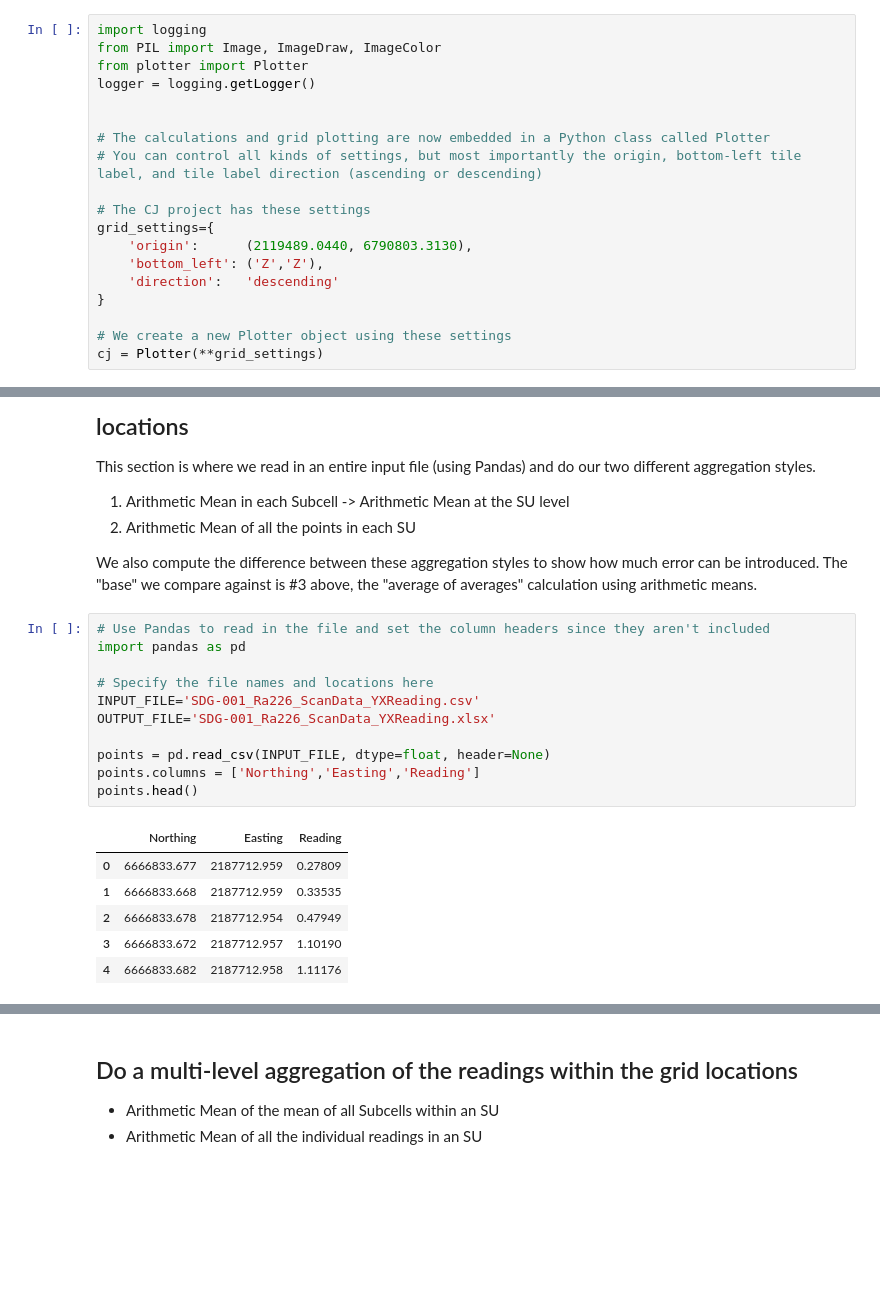
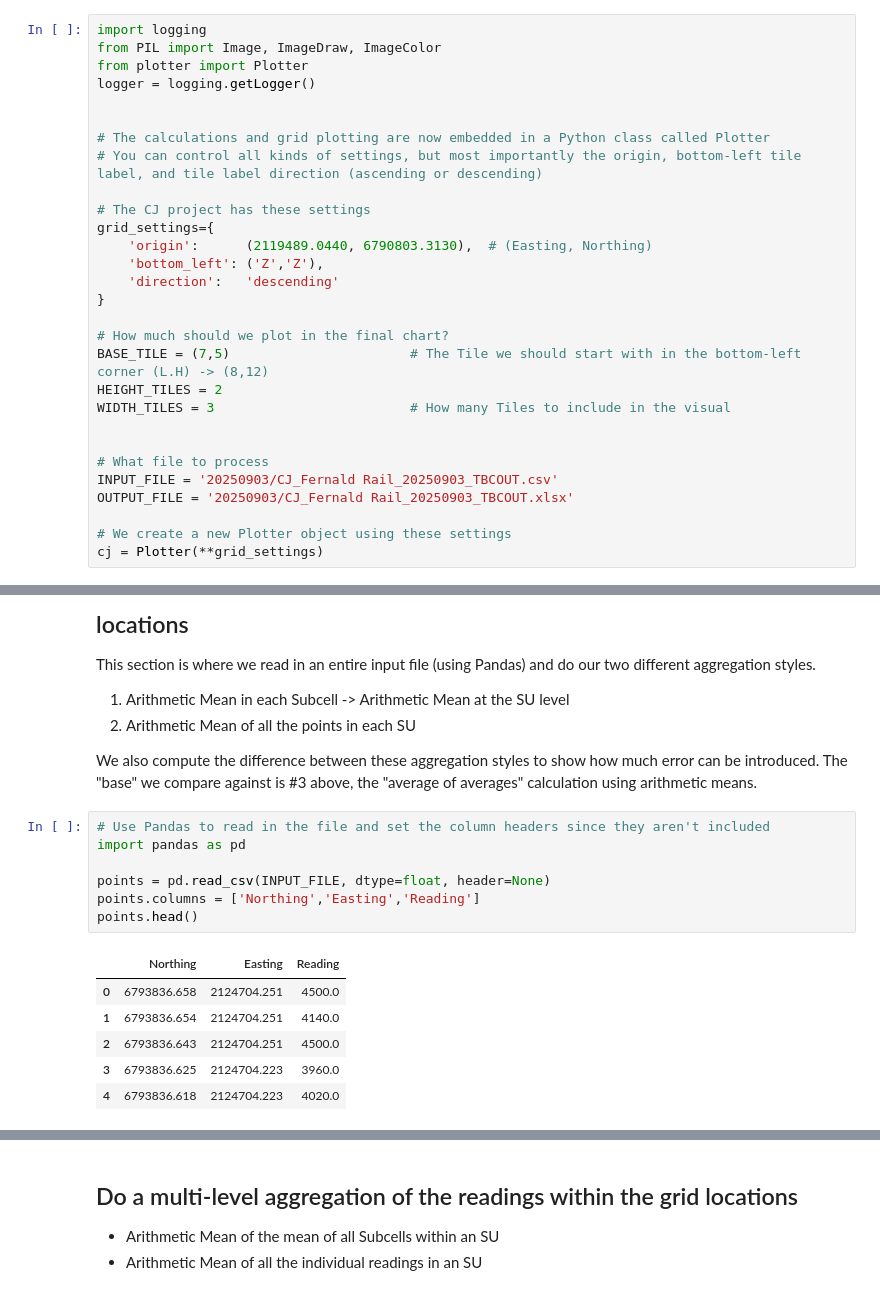
Before and after one commit to paulboal/cj-data, a Jupyter notebook: cj.ipynb, the cells around one changed output, grey strips where cells are left out. Cells and saved outputs as stored; diff of their text form; blank space fills up the shorter version.

```diff
--- a/cj.ipynb
+++ b/cj.ipynb
@@ -25,10 +25,20 @@ logger = logging.getLogger()
 
 # The CJ project has these settings
 grid_settings={
-    'origin':      (2119489.0440, 6790803.3130),
+    'origin':      (2119489.0440, 6790803.3130),  # (Easting, Northing)
     'bottom_left': ('Z','Z'),
     'direction':   'descending'
 }
 
+# How much should we plot in the final chart?
+BASE_TILE = (7,5)                       # The Tile we should start with in the bottom-left corner (L.H) -> (8,12)
+HEIGHT_TILES = 2
+WIDTH_TILES = 3                         # How many Tiles to include in the visual
+
+
+# What file to process
+INPUT_FILE = '20250903/CJ_Fernald Rail_20250903_TBCOUT.csv'
+OUTPUT_FILE = '20250903/CJ_Fernald Rail_20250903_TBCOUT.xlsx'
+
 # We create a new Plotter object using these settings
 cj = Plotter(**grid_settings)
@@ -65,21 +55,17 @@ We also compute the difference between these aggregation styles to show how much
 # %%
 # Use Pandas to read in the file and set the column headers since they aren't included
 import pandas as pd
 
-# Specify the file names and locations here
-INPUT_FILE='SDG-001_Ra226_ScanData_YXReading.csv'
-OUTPUT_FILE='SDG-001_Ra226_ScanData_YXReading.xlsx'
-
 points = pd.read_csv(INPUT_FILE, dtype=float, header=None)
 points.columns = ['Northing','Easting','Reading']
 points.head()
 # %% [output]
 |  | Northing | Easting | Reading |
-| 0 | 6666833.677 | 2187712.959 | 0.27809 |
-| 1 | 6666833.668 | 2187712.959 | 0.33535 |
-| 2 | 6666833.678 | 2187712.954 | 0.47949 |
-| 3 | 6666833.672 | 2187712.957 | 1.10190 |
-| 4 | 6666833.682 | 2187712.958 | 1.11176 |
+| 0 | 6793836.658 | 2124704.251 | 4500.0 |
+| 1 | 6793836.654 | 2124704.251 | 4140.0 |
+| 2 | 6793836.643 | 2124704.251 | 4500.0 |
+| 3 | 6793836.625 | 2124704.223 | 3960.0 |
+| 4 | 6793836.618 | 2124704.223 | 4020.0 |
 # %%
 # Change the logging level so we don't get lots of noise from the convert_xy() function.
 logger.setLevel(level=logging.INFO)
```
Also changed, not shown: parts of 13 cells of this notebook, 6 other files.
